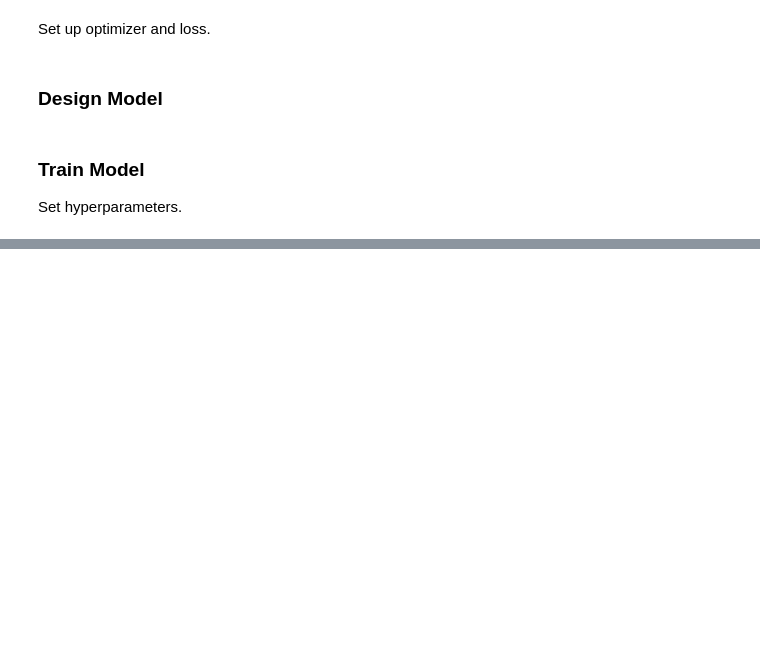
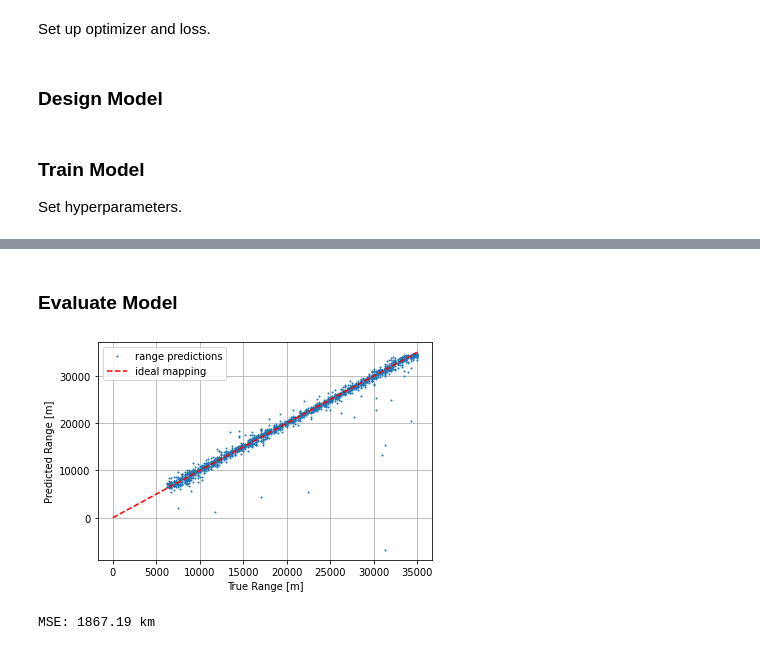
Before and after one commit to whoi-mars/detect_and_range, a Jupyter notebook: notebook.ipynb, the cells around one changed output, grey strips where cells are left out. Cells and saved outputs as stored; diff of their text form; code cells hidden in the pictures; blank space fills up the shorter version.

Commit message:
Training and some simple analysis

```diff
--- a/notebook.ipynb
+++ b/notebook.ipynb
@@ -47,11 +51,11 @@ def get_image_transforms():
     """
 
     transform_eval = transforms.Compose([
-        transforms.Normalize([0.6303], [0.1225])
+        transforms.Normalize([0.4819, 0.5533, 0.5538], [0.1523, 0.1370, 0.1381]),
     ])
 
     transform_train = transforms.Compose([
-        transforms.Normalize([0.6303], [0.1225])
+        transforms.Normalize([0.4819, 0.5533, 0.5538], [0.1523, 0.1370, 0.1381]),
     ])
 
     transform_dict = {'train': transform_train, 'eval': transform_eval}
@@ -84,7 +88,7 @@ def get_dataloaders(data_dir, batch_size, max_range, shuffle=True, transform=Non
     }
 
     # Create dataset
-    datasets = {x: dataLoader.Gunshot(dir_path=os.path.join(data_dir, 'grid_data_{}.h5'.format(x)), max_range=max_range, transform=data_transforms[x]) for x in data_transforms.keys()}
+    datasets = {x: dataLoader.Gunshot(dir_path=os.path.join(data_dir, 'grid_data_atten_big_{}.h5'.format(x)), max_range=max_range, transform=data_transforms[x]) for x in data_transforms.keys()}
 
     # Make dataloaders
     dataloaders = {x: data.DataLoader(datasets[x], batch_size=batch_size, shuffle=False if x != 'train' else shuffle) for x in data_transforms.keys()}
@@ -289 +311,15 @@ save_dir = models_dir + '/trained_model_1'
 os.makedirs(save_dir, exist_ok=True)
+# %%
+dl = get_dataloaders(data_dir, batch_size, max_range, transform=get_image_transforms())
+model = CNNRNN().to(device)
+optimizer = make_optimizer(model, learning_rate)
+criterion = SelectiveMSEAndClass()
+
+train(model=model,
+      dataloaders=dl,
+      criterion=criterion,
+      optimizer=optimizer,
+      num_epochs=epochs,
+      max_range=max_range,
+      save_dir=save_dir,
+      save_all_epochs=False);
@@ -289,0 +356,2 @@ os.makedirs(save_dir, exist_ok=True)
+# %% [markdown]
+### Evaluate Model
@@ -289,0 +407,13 @@ os.makedirs(save_dir, exist_ok=True)
+# %%
+plt.plot(ranges_t, ranges_p, 'o', markersize=1, label="range predictions")
+plt.plot([0, max_range], [0, max_range], '--r', label="ideal mapping")
+plt.grid()
+plt.legend()
+plt.xlabel("True Range [m]")
+plt.ylabel("Predicted Range [m]")
+plt.show()
+
+print("MSE: {:.2f} km".format(((ranges_t - ranges_p) ** 2).mean() / 1000))
+# %% [output]
+[figure, added]
+MSE: 1867.19 km
```
Also changed, not shown: parts of 8 cells of this notebook.
